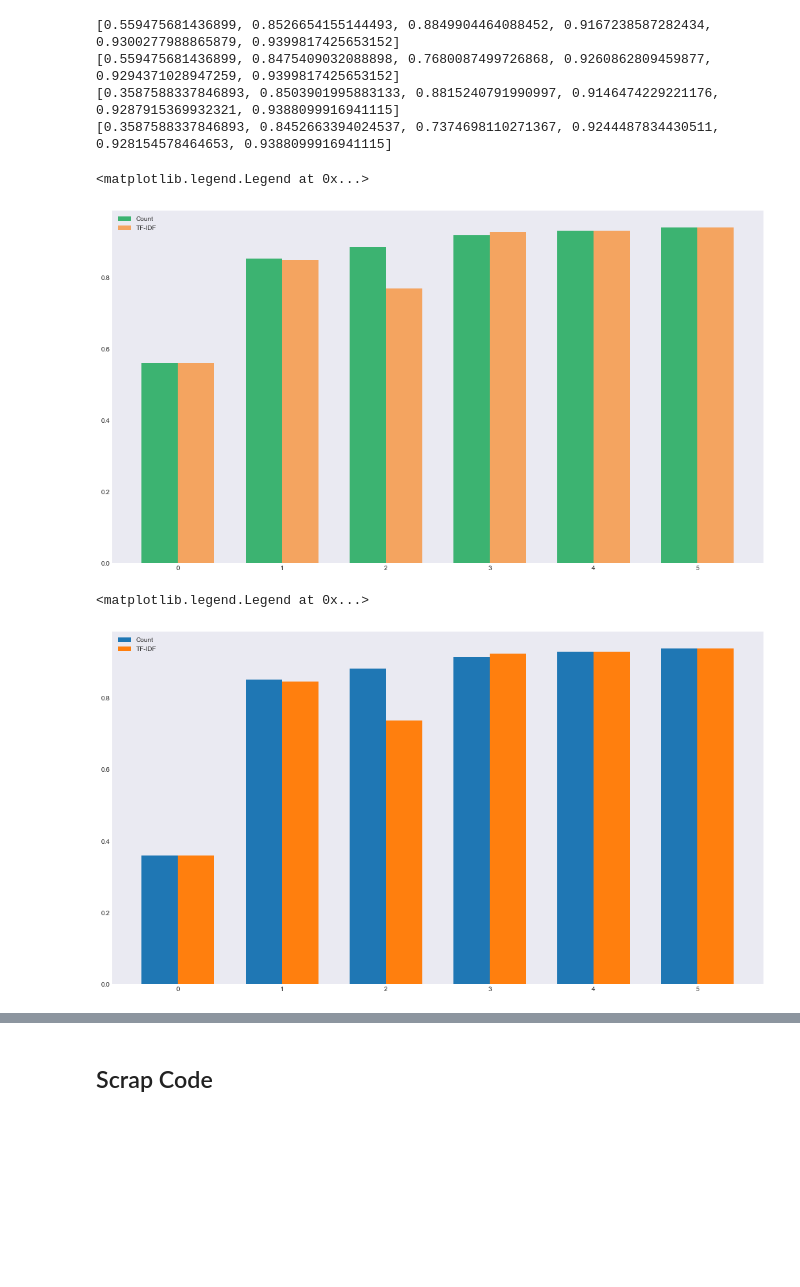
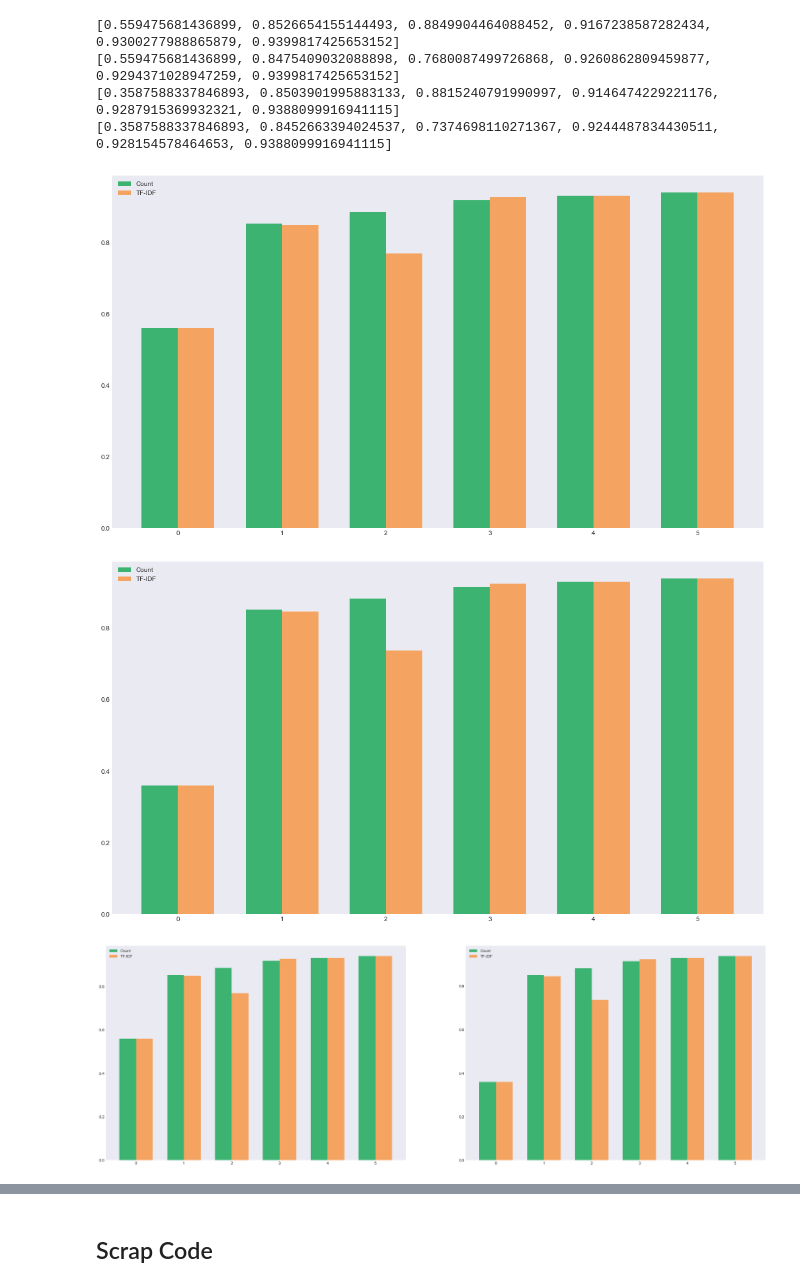
Before and after one commit to toastdeini/Wikipedia-article-quality, a Jupyter notebook: prep/Exploratory_Analysis.ipynb, the cells around one changed output, grey strips where cells are left out. Cells and saved outputs as stored; diff of their text form; code cells hidden in the pictures; blank space fills up the shorter version.

```diff
--- a/prep/Exploratory_Analysis.ipynb
+++ b/prep/Exploratory_Analysis.ipynb
@@ -920,6 +837,28 @@ alg_labels = ['Baseline (Dummy)',
               'Random Forest Classifier',
               'Gradient Boosting Classifier',
               'XGBoost Classifier']
+# %%
+fig, ax = plt.subplots(figsize=(18,10))
+
+labels = ['Count', 'TF-IDF']
+classifiers = ['Dummy', 'Decision Tree', 'Multinomial NB',
+               'Random Forest', 'Gradient Boosting', 'XGBoost']
+
+x = np.arange(len(alg_labels))  # the label locations
+width = 0.35  # the width of the bars
+
+ax.bar(x - width/2,
+       height=cvec_acc_scores,
+       width=width,
+       color='mediumseagreen')
+ax.bar(x + width/2,
+       height=tfidf_acc_scores,
+       width=width,
+       color='sandybrown')
+
+ax.legend(labels);
+# %% [output]
+[figure, added]
 # %%
 fig, ax = plt.subplots(figsize=(18,10))
 
@@ -929,30 +868,47 @@ x = np.arange(len(alg_labels))  # the label locations
 width = 0.35  # the width of the bars
 
 ax.bar(x - width/2,
-       height=cvec_acc_scores,
+       height=cvec_f1_scores,
        width=width,
        color='mediumseagreen')
 ax.bar(x + width/2,
-       height=tfidf_acc_scores,
+       height=tfidf_f1_scores,
        width=width,
        color='sandybrown')
 
-ax.legend(labels)
+ax.legend(labels);
 # %% [output]
-<matplotlib.legend.Legend at 0x...>
-[figure, old version]
+[figure, new version]
 # %%
-fig, ax = plt.subplots(figsize=(18,10))
+fig, (ax1, ax2) = plt.subplots(ncols=2,
+                               figsize=(30, 10))
 
 labels = ['Count', 'TF-IDF']
 
-x = np.arange(len(alg_labels))  # the label locations
-width = 0.35  # the width of the bars
+x = np.arange(len(alg_labels))  # label locations
+width = 0.35                    # width of bars
 
-ax.bar(x - width/2, cvec_f1_scores, width)
-ax.bar(x + width/2, tfidf_f1_scores, width)
+ax1.bar(x - width/2,
+        height=cvec_acc_scores,
+        width=width,
+        color='mediumseagreen')
+ax1.bar(x + width/2,
+        height=tfidf_acc_scores,
+        width=width,
+        color='sandybrown')
 
-ax.legend(labels)
+ax1.legend(labels)
+
+
+ax2.bar(x - width/2,
+       height=cvec_f1_scores,
+       width=width,
+       color='mediumseagreen')
+ax2.bar(x + width/2,
+       height=tfidf_f1_scores,
+       width=width,
+       color='sandybrown')
+
+ax2.legend(labels);
 # %% [output]
-<matplotlib.legend.Legend at 0x...>
-[figure, old version]
+[figure, new version]
```
Also changed, not shown: parts of 36 cells of this notebook.
